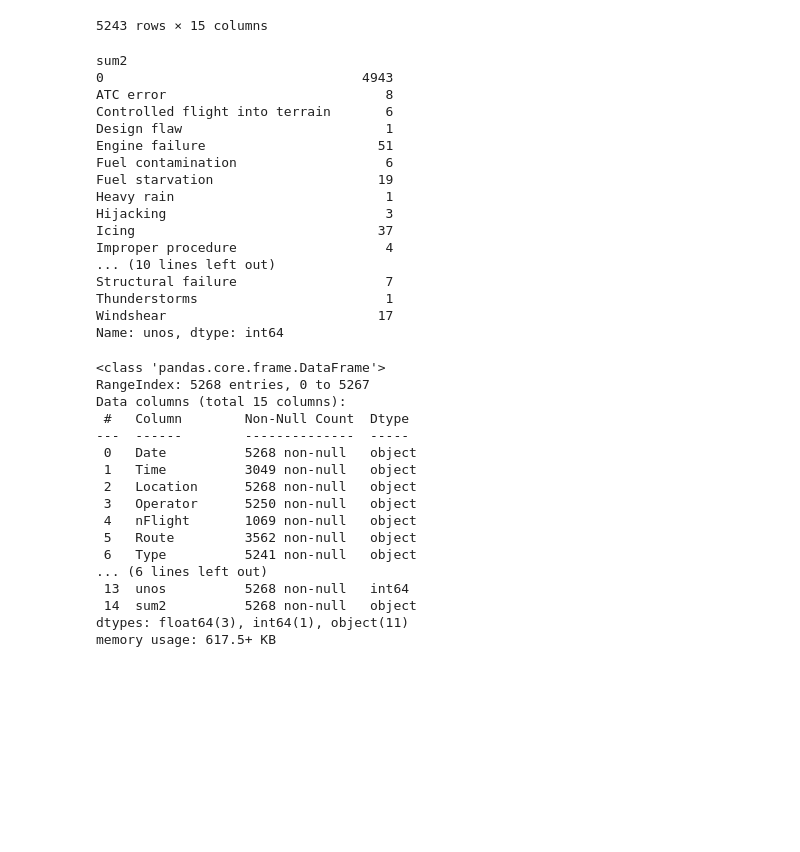
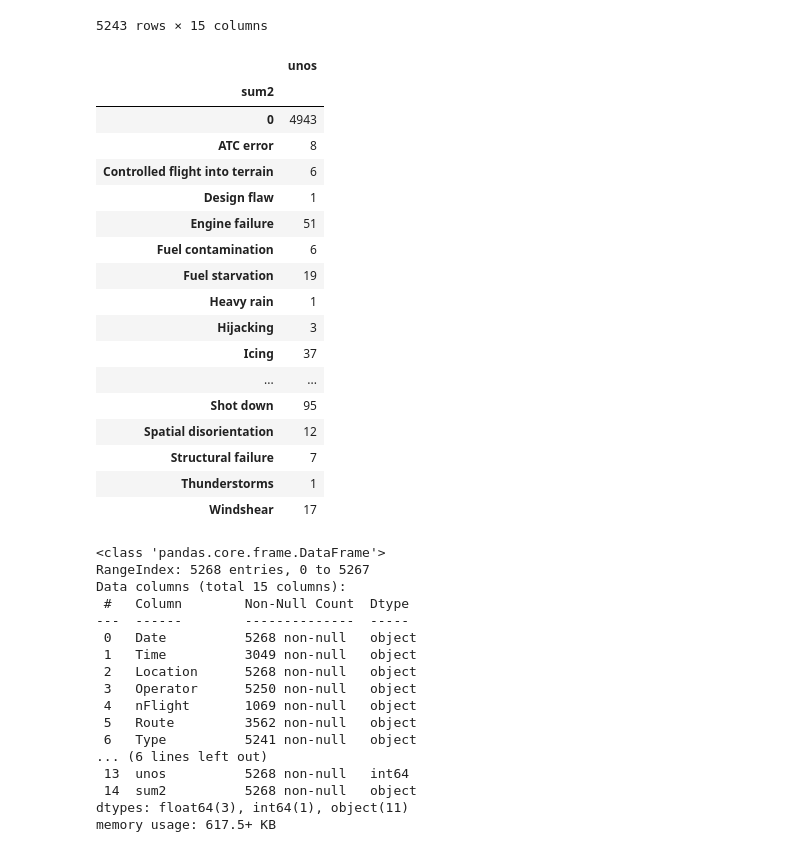
Before and after one commit to Ant14DS/Bootcamp_DATA_SCIENCE, a Jupyter notebook: Proyecto_EDA/Aircrash_Investigation.ipynb, the cells around one changed output. Saved outputs shown, nothing was run; the diff lists cells and outputs as text; code cells hidden in the pictures; blank space fills up the shorter version.

```diff
--- a/Proyecto_EDA/Aircrash_Investigation.ipynb
+++ b/Proyecto_EDA/Aircrash_Investigation.ipynb
@@ -473,26 +583,27 @@ for causa in listcausa:
 # %%
 #Dado que es un campo con texto sin reglas, encuentro solamente
 #325 registros en los que está el texto literal, por lo que no me va a servir
 #para hacer este análisis.
-air.groupby('sum2')['unos'].sum()#.sum()
+air.groupby('sum2')[['unos']].sum()#.sum()
 # %% [output]
-sum2
-0                                 4943
-ATC error                            8
-Controlled flight into terrain       6
-Design flaw                          1
-Engine failure                      51
-Fuel contamination                   6
-Fuel starvation                     19
-Heavy rain                           1
-Hijacking                            3
-Icing                               37
-Improper procedure                   4
-... (10 lines left out)
-Structural failure                   7
-Thunderstorms                        1
-Windshear                           17
-Name: unos, dtype: int64
+|  | unos |
+| sum2 |  |
+| 0 | 4943 |
+| ATC error | 8 |
+| Controlled flight into terrain | 6 |
+| Design flaw | 1 |
+| Engine failure | 51 |
+| Fuel contamination | 6 |
+| Fuel starvation | 19 |
+| Heavy rain | 1 |
+| Hijacking | 3 |
+| Icing | 37 |
+| ... | ... |
+| Shot down | 95 |
+| Spatial disorientation | 12 |
+| Structural failure | 7 |
+| Thunderstorms | 1 |
+| Windshear | 17 |
 # %%
 #Hago una copia del df 'air' para trabajar sobre la copia, voy a quitar NaNs para
 #poder trabajar con búsquedas de strings usando str.
```
Also changed, not shown: parts of 27 cells of this notebook, 15 other files.
